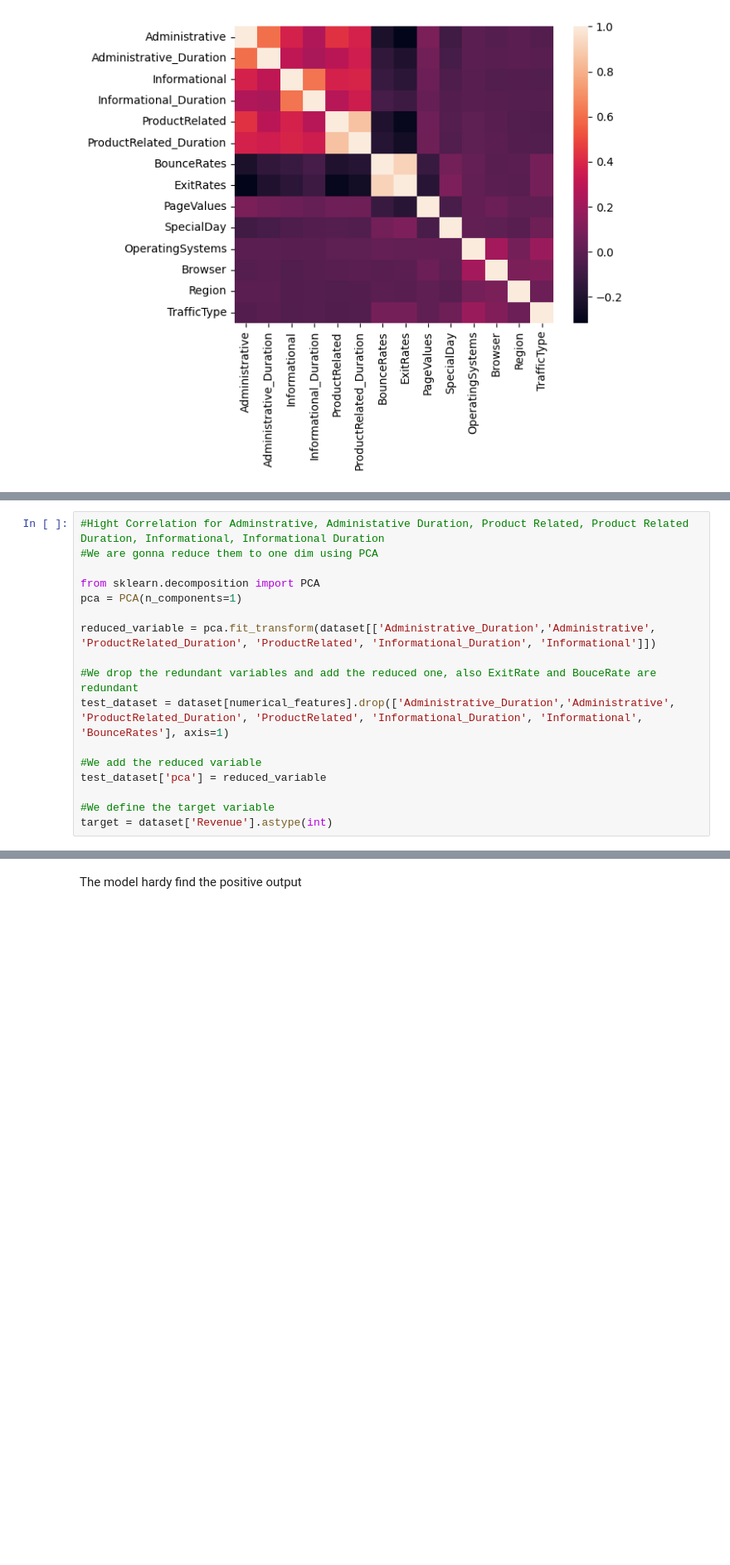
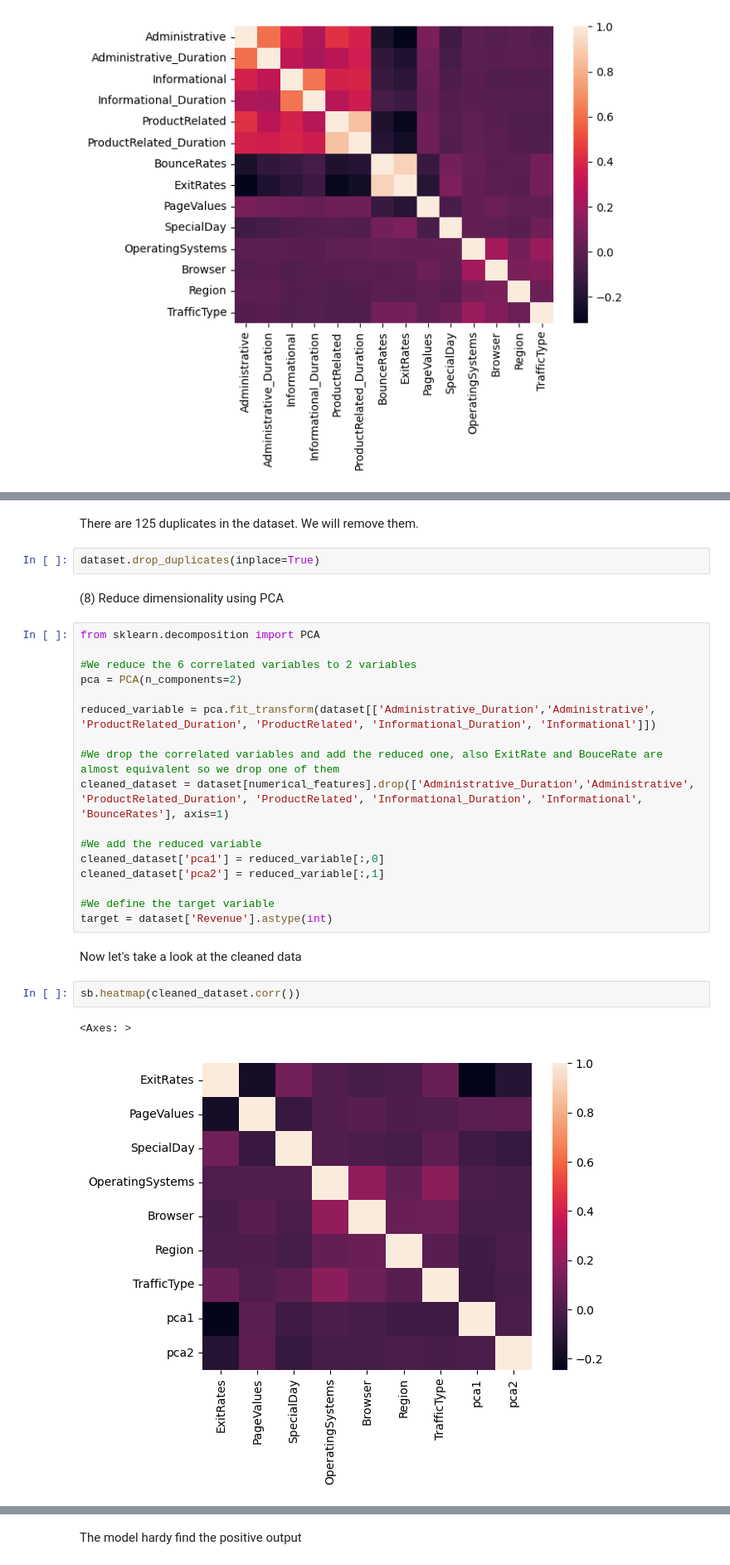
Before and after one commit to Saru99034/Python-Project-A4-DIA, a Jupyter notebook: Python Project Sarujan DENSON - Ahmed MAALOUL - Martin PUJOL.ipynb, the cells around one changed output, grey strips where cells are left out. Shown at 83% size. Cells and saved outputs as stored; diff of their text form; blank space fills up the shorter version.

```diff
--- a/Python Project Sarujan DENSON - Ahmed MAALOUL - Martin PUJOL.ipynb
+++ b/Python Project Sarujan DENSON - Ahmed MAALOUL - Martin PUJOL.ipynb
@@ -107,17 +132,30 @@ sb.heatmap(dataset[numerical_features].corr())
+# %% [markdown]
+There are 125 duplicates in the dataset. We will remove them.
+# %%
+dataset.drop_duplicates(inplace=True)
+# %% [markdown]
+(8) Reduce dimensionality using PCA
 # %%
-#Hight Correlation for Adminstrative, Administative Duration, Product Related, Product Related Duration, Informational, Informational Duration
-#We are gonna reduce them to one dim using PCA
+from sklearn.decomposition import PCA
 
-from sklearn.decomposition import PCA
-pca = PCA(n_components=1)
+#We reduce the 6 correlated variables to 2 variables
+pca = PCA(n_components=2)
 
 reduced_variable = pca.fit_transform(dataset[['Administrative_Duration','Administrative', 'ProductRelated_Duration', 'ProductRelated', 'Informational_Duration', 'Informational']])
 
-#We drop the redundant variables and add the reduced one, also ExitRate and BouceRate are redundant
-test_dataset = dataset[numerical_features].drop(['Administrative_Duration','Administrative', 'ProductRelated_Duration', 'ProductRelated', 'Informational_Duration', 'Informational', 'BounceRates'], axis=1)
+#We drop the correlated variables and add the reduced one, also ExitRate and BouceRate are almost equivalent so we drop one of them
+cleaned_dataset = dataset[numerical_features].drop(['Administrative_Duration','Administrative', 'ProductRelated_Duration', 'ProductRelated', 'Informational_Duration', 'Informational', 'BounceRates'], axis=1)
 
 #We add the reduced variable
-test_dataset['pca'] = reduced_variable
+cleaned_dataset['pca1'] = reduced_variable[:,0]
+cleaned_dataset['pca2'] = reduced_variable[:,1]
 
 #We define the target variable
 target = dataset['Revenue'].astype(int)
+# %% [markdown]
+Now let's take a look at the cleaned data
+# %%
+sb.heatmap(cleaned_dataset.corr())
+# %% [output]
+<Axes: >
+[figure, added]
```
Also changed, not shown: parts of 37 cells of this notebook.
